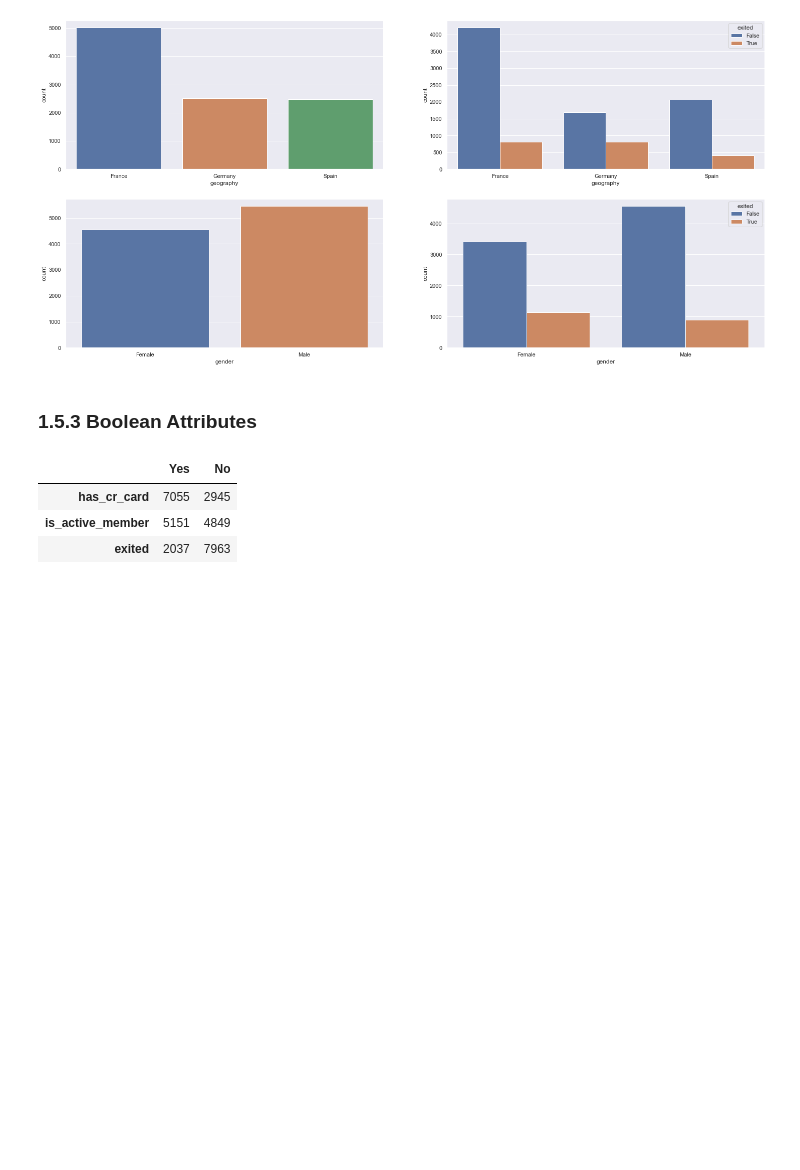
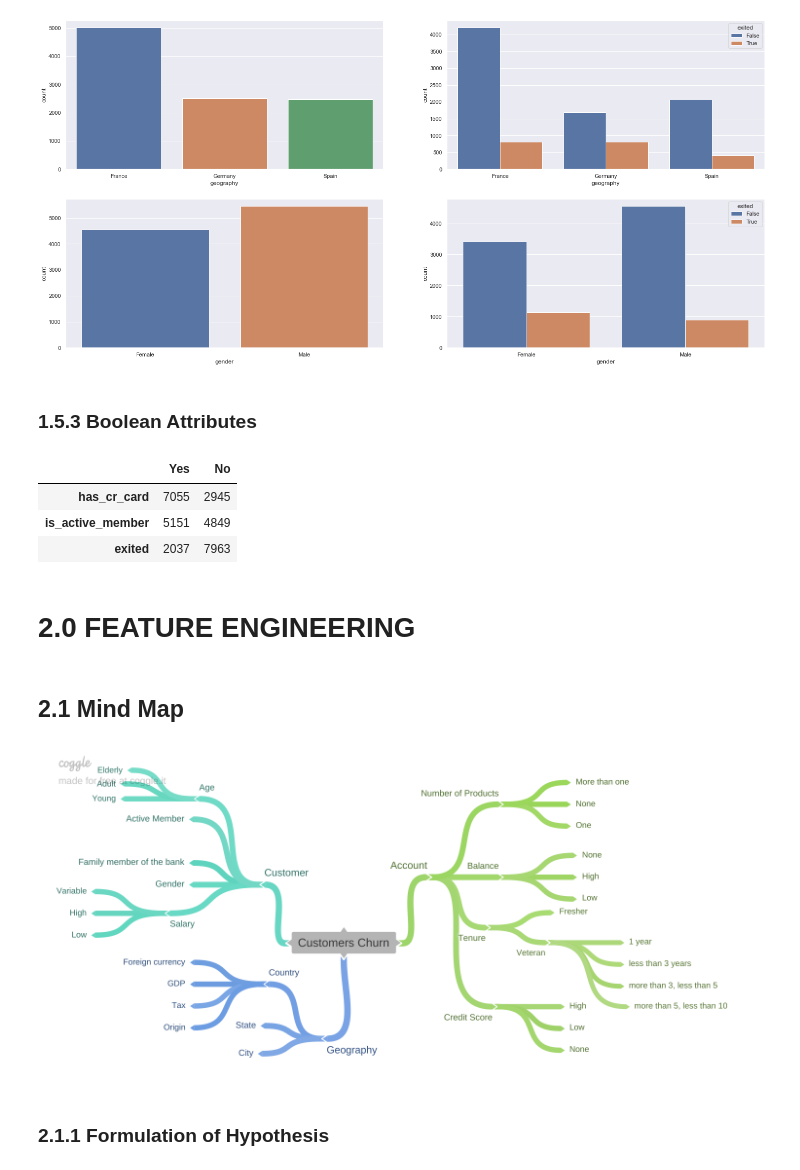
Before and after one commit to FabioCaffarello/Churn-Prediction-TopBank, a Jupyter notebook: 02-Notebooks/01-FirstCycleCRISP/10-WorkflowComplete.ipynb, the cells around one changed output. Drawn from its saved outputs; the diff is of its cells as text; code cells hidden in the pictures; blank space fills up the shorter version.

Commit message:
workflow feature engineering

```diff
--- a/02-Notebooks/01-FirstCycleCRISP/10-WorkflowComplete.ipynb
+++ b/02-Notebooks/01-FirstCycleCRISP/10-WorkflowComplete.ipynb
@@ -369,3 +383,5 @@ df_bool.head()
 | has_cr_card | 7055 | 2945 |
 | is_active_member | 5151 | 4849 |
 | exited | 2037 | 7963 |
+# %% [markdown]
+# 2.0 FEATURE ENGINEERING
@@ -371,0 +390,8 @@ df_bool.head()
+# %% [markdown]
+## 2.1 Mind Map
+# %%
+Image('../../img/01-FirstCycleCRISPCostumerChurn.png')
+# %% [output]
+[figure, added]
+# %% [markdown]
+### 2.1.1 Formulation of Hypothesis
```
Also changed, not shown: parts of 13 cells of this notebook.
